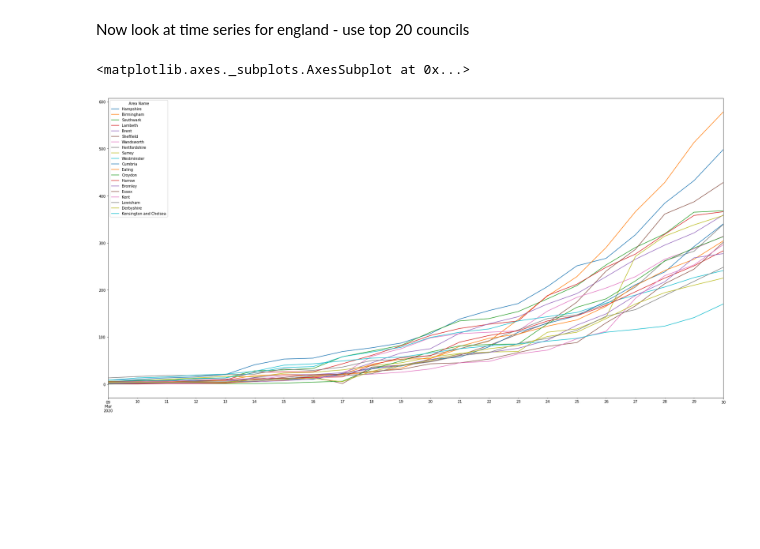
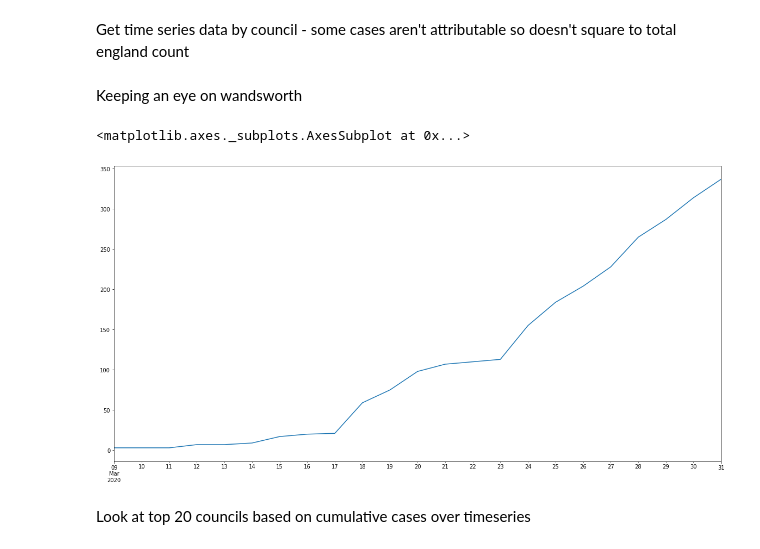
Before and after one commit to buckersew/data-covid19, a Jupyter notebook: England_data_covid19.ipynb, the cells around one changed output. Saved outputs shown, nothing was run; the diff lists cells and outputs as text; code cells hidden in the pictures; blank space fills up the shorter version.

```diff
--- a/England_data_covid19.ipynb
+++ b/England_data_covid19.ipynb
@@ -15,5 +15,5 @@ df2.sort_values(by='TotalCases', ascending=False).plot(kind='bar', figsize=(30,1
-# %% [markdown]
-Now look at time series for england - use top 20 councils
+# %% [markdown]
+Get time series data by council - some cases aren't attributable so doesn't square to total england count
 # %%
 url = 'https://fingertips.phe.org.uk/documents/Historic%20COVID-19%20Dashboard%20Data.xlsx'
 df = pd.read_excel(url, sheet_name='UTLAs', header=7, index_col=0)
@@ -26,10 +26,12 @@ df = df.drop(columns=['Area Name']).transpose()
 # remove unconfirmed and england as skews everything
 cleandf = df.drop(columns=['Unconfirmed', 'England '])
 cleandf.index = pd.to_datetime(cleandf.index)
-# grab top 20 councils by sum of timeseries
-top_councils = cleandf.sum(axis=0).sort_values(ascending=False).head(20).index.to_list()
-# plot top 20
-cleandf[top_councils].plot(figsize=(30,15))
-# %% [output]
-<matplotlib.axes._subplots.AxesSubplot at 0x...>
-[figure, removed]
+# %% [markdown]
+Keeping an eye on wandsworth
+# %%
+cleandf['Wandsworth'].plot(figsize=(20,10))
+# %% [output]
+<matplotlib.axes._subplots.AxesSubplot at 0x...>
+[figure, added]
+# %% [markdown]
+Look at top 20 councils based on cumulative cases over timeseries
```
Also changed, not shown: parts of 3 cells of this notebook.
